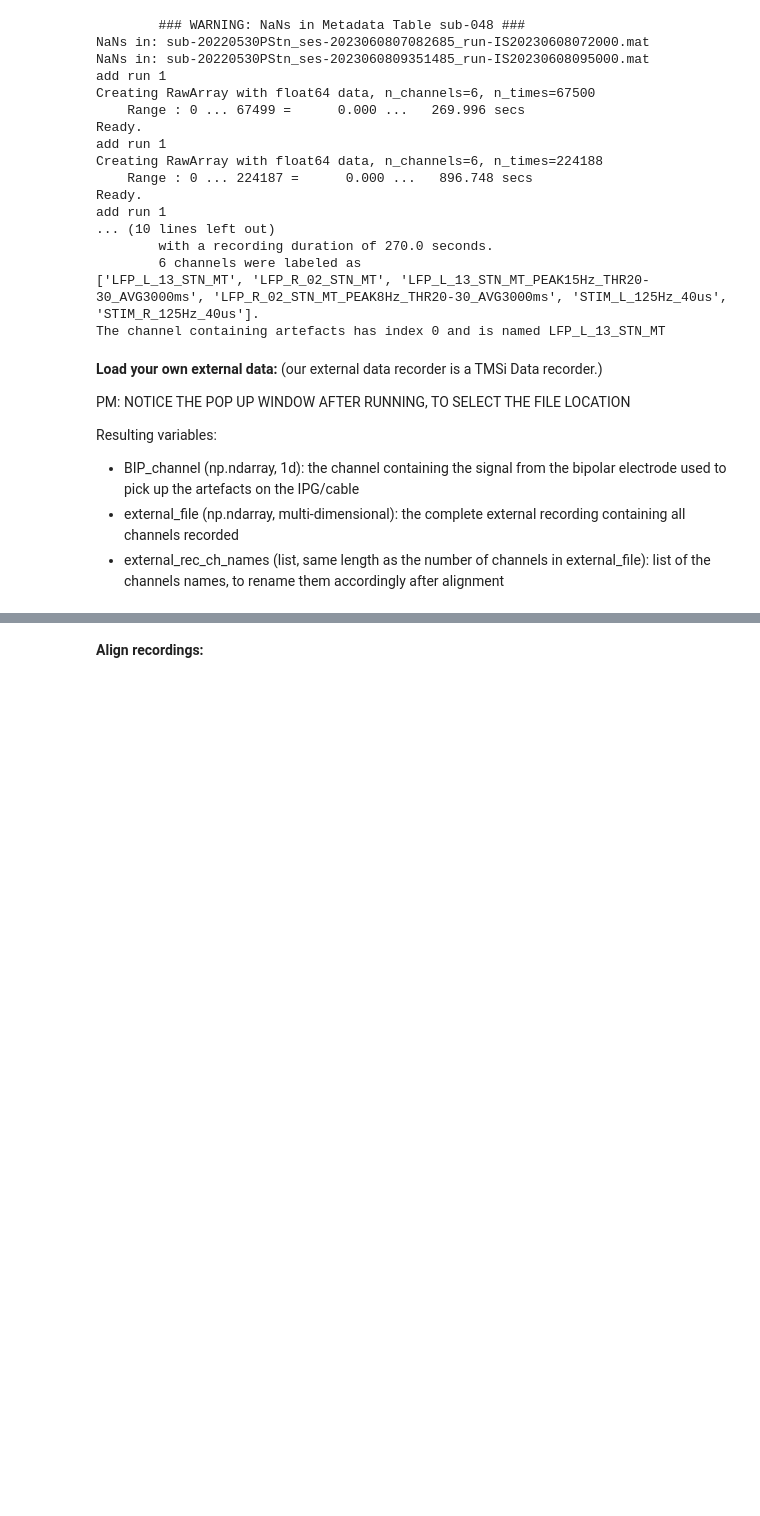
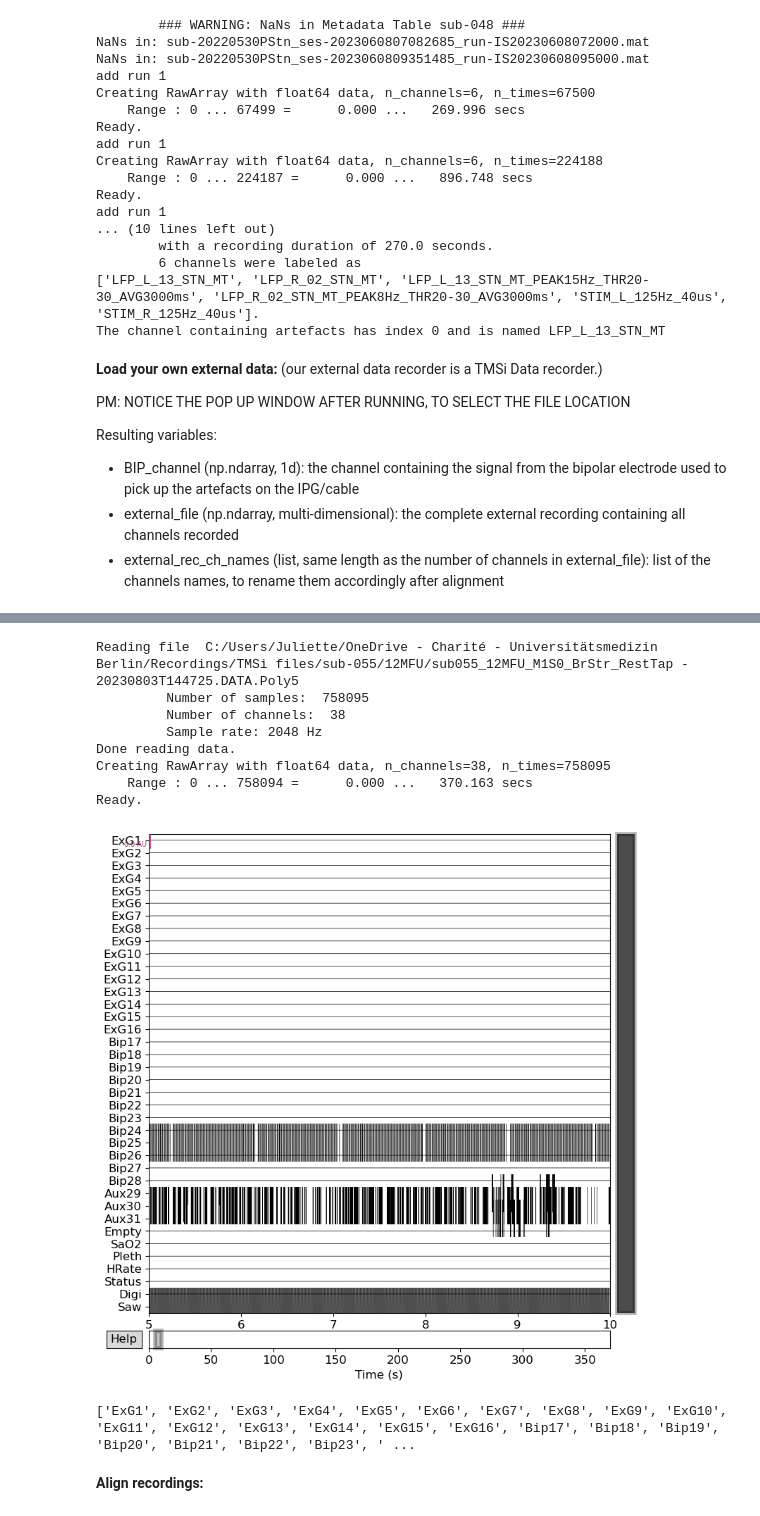
Before and after one commit to juliettevivien/ReSync_dev, a Jupyter notebook: notebook/ReSync.ipynb, the cells around one changed output, grey strips where cells are left out. Cells and saved outputs as stored; diff of their text form; code cells hidden in the pictures; blank space fills up the shorter version.

```diff
--- a/notebook/ReSync.ipynb
+++ b/notebook/ReSync.ipynb
@@ -185,3 +183,30 @@ the channel used to align datas is the channel named BIP 01 and has index 0
+# %%
+%matplotlib inline
+
+import functions.tmsi_poly5reader as poly5_reader
+import functions.loading_TMSi as loading
+
+TMSi_data = poly5_reader.Poly5Reader()  # open TMSi data from poly5
+toMNE = True
+TMSi_file = TMSi_data.read_data_MNE()
+
+info_mne = TMSi_file.info
+samples_mne = TMSi_file._data
+ch_names = TMSi_file.ch_names
+
+TMSi_file.plot(start = 5, duration = 5, n_channels = 40) #(only if I want to plot in interactive viewer)
+print(ch_names)
+# %% [output]
+Reading file  C:/Users/Juliette/OneDrive - Charité - Universitätsmedizin Berlin/Recordings/TMSi files/sub-055/12MFU/sub055_12MFU_M1S0_BrStr_RestTap - 20230803T144725.DATA.Poly5
+         Number of samples:  758095
+         Number of channels:  38
+         Sample rate: 2048 Hz
+Done reading data.
+Creating RawArray with float64 data, n_channels=38, n_times=758095
+    Range : 0 ... 758094 =      0.000 ...   370.163 secs
+Ready.
+[figure, added]
+['ExG1', 'ExG2', 'ExG3', 'ExG4', 'ExG5', 'ExG6', 'ExG7', 'ExG8', 'ExG9', 'ExG10', 'ExG11', 'ExG12', 'ExG13', 'ExG14', 'ExG15', 'ExG16', 'Bip17', 'Bip18', 'Bip19', 'Bip20', 'Bip21', 'Bip22', 'Bip23', ' ...
 # %% [markdown]
 **Align recordings:**
 # %%
```
Also changed, not shown: parts of 8 cells of this notebook, 2 other files.
